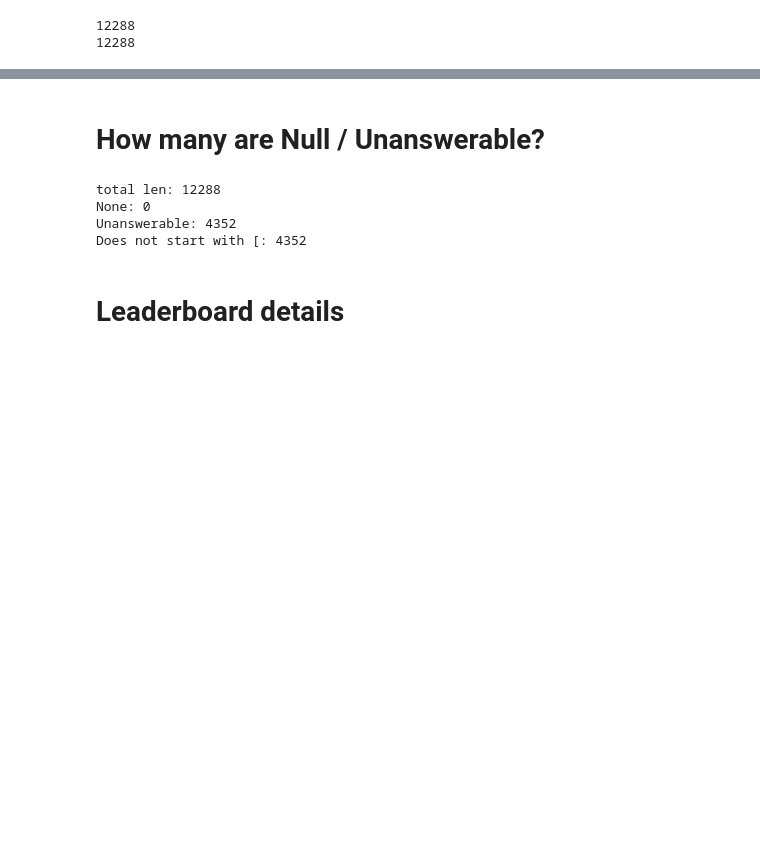
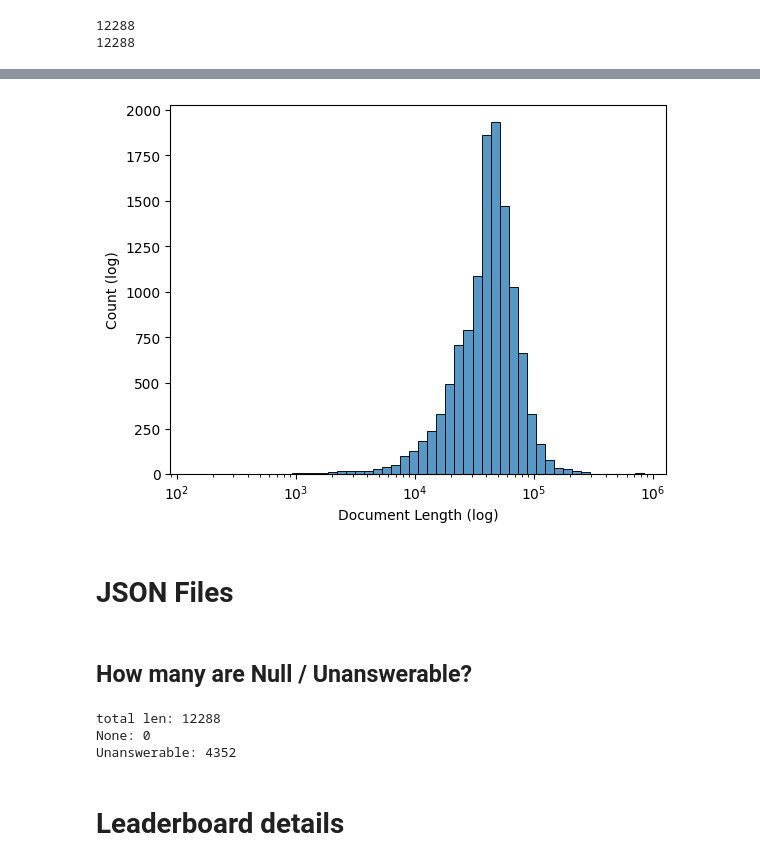
Before and after one commit to urbanlutz/nlp2024_ClefTask4SOTA, a Jupyter notebook: data_exploration.ipynb, the cells around one changed output, grey strips where cells are left out. Saved outputs shown, nothing was run; the diff lists cells and outputs as text; code cells hidden in the pictures; blank space fills up the shorter version.

```diff
--- a/data_exploration.ipynb
+++ b/data_exploration.ipynb
@@ -106,3 +187,5 @@ Name: 10978, dtype: object
+# %%
+tex = df_raw.loc[df_raw["tex_len"].idxmax()]["tex"]
 # %%
 # top 10 longest docs
 df_t10 = df_raw.loc[df_raw["tex_len"].nlargest(10).index]
@@ -156,0 +212,13 @@ ax.ticklabel_format(style='plain')
+# %%
+from src.content_extraction import _find_begin_end
+
+
+def remove_pgfpictures(tex):
+    pgfpictures = _find_begin_end(tex, "pgfpicture")
+    for _, pgfpicture in pgfpictures:
+        tex = tex.replace(pgfpicture, "")
+    return tex
+# %%
+df = df_raw.copy()
+df["tex"] = df["tex"].apply(remove_pgfpictures)
+df["tex_len_clean"] = df["tex"].str.len()
@@ -157,5 +256,20 @@ ax.ticklabel_format(style='plain')
+# %%
+import seaborn as sns
+import matplotlib.pyplot as plt
+
+ax = sns.histplot(df["tex_len_clean"], bins = 50, log_scale=True)
+
+# plt.yscale("log")
+# plt.xscale("log")
+ax.set(xlabel='Document Length (log)', ylabel='Count (log)')
+
+plt.savefig("imgs/doc_len_hist.png")
+# %% [output]
+[figure, added]
+# %% [markdown]
+# JSON Files
 # %% [markdown]
-# How many are Null / Unanswerable?
+## How many are Null / Unanswerable?
 # %%
 df = df_raw
 NOT_FOUND = "unanswerable\n"
@@ -166,12 +280,11 @@ df["isNone"] = df["jsn"].isnull()
 print(f"total len: {len(df)}")
 print(f"None: {len(df[df['isNone']])}")
 print(f"Unanswerable: {len(df[df['isUnanswerable']])}")
-print(f"Does not start with [: {len(df[~df['jsn'].astype(str).str.startswith("[")])}")
+# print(f"Does not start with [: {len(df[~df['jsn'].astype(str).str.startswith("[")])}")
 # %% [output]
 total len: 12288
 None: 0
 Unanswerable: 4352
-Does not start with [: 4352
 # %% [markdown]
 # Leaderboard details
 # %%
```
Also changed, not shown: parts of 34 cells of this notebook, 5 other files.
